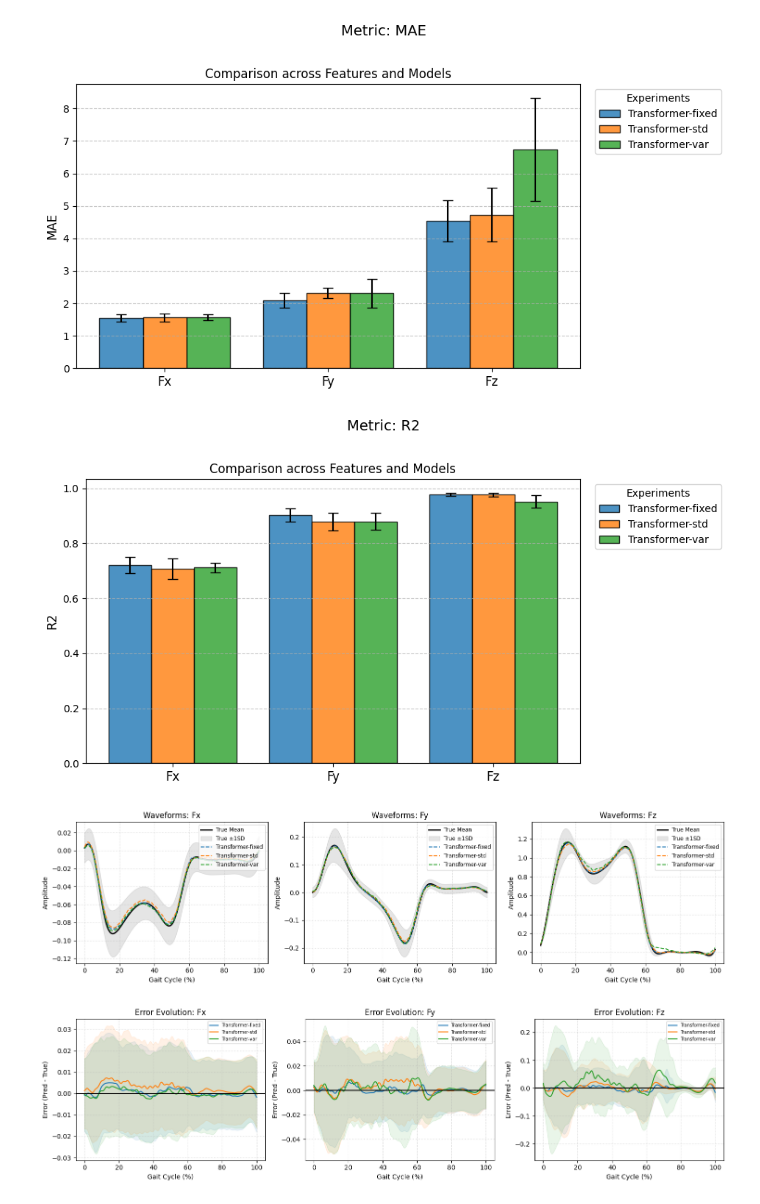
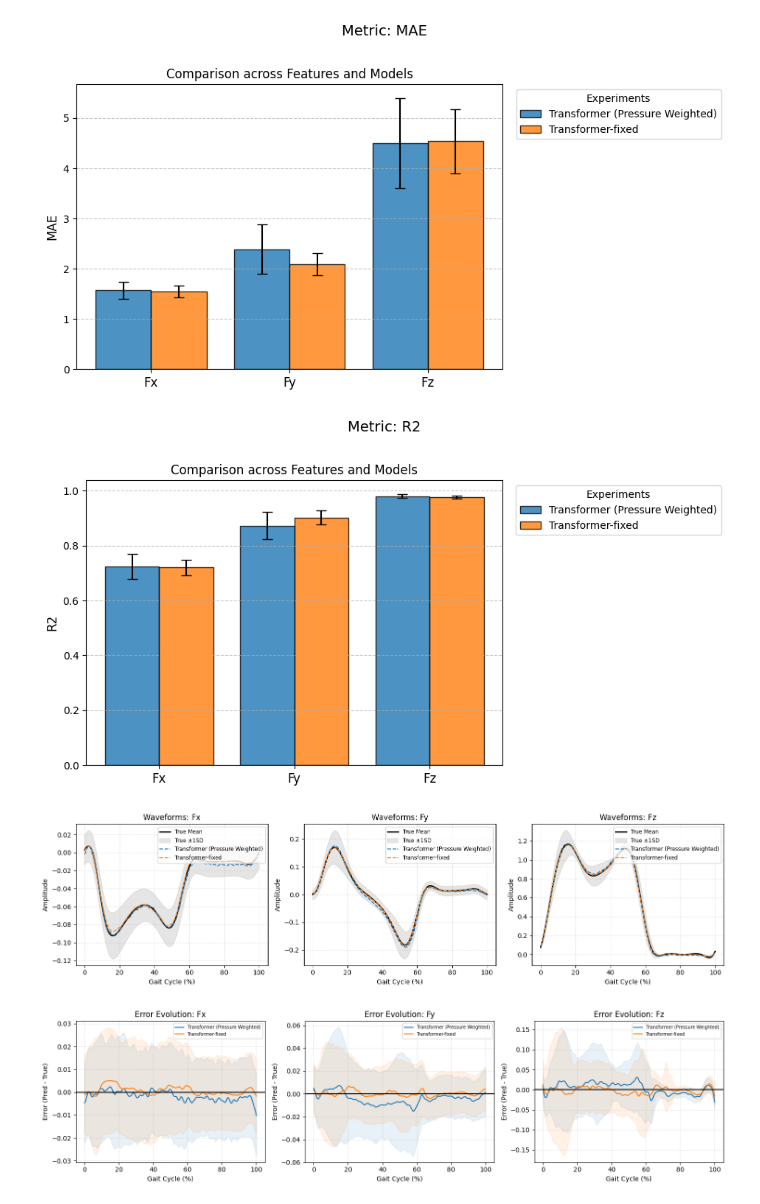
Before and after one commit to HideyukiNagashio/my-research-project, a Jupyter notebook: notebooks/compare_experiments.ipynb, the cells around one changed output. Drawn from its saved outputs; the diff is of its cells as text; code cells hidden in the pictures.

```diff
--- a/notebooks/compare_experiments.ipynb
+++ b/notebooks/compare_experiments.ipynb
@@ -316,10 +316,11 @@ experiments = {
     # "BiLSTM": "bilstm_grf_single_bilstm_20260421_040951",
     # "BiLSTM-Light": "bilstm_grf_single_light_bilstm_20260610_043359",
     # "Transformer": "transformer_grf_single_transformer_20260421_053321",
-    # "Transformer (Pressure Weighted)": "transformer_grf_pressure_single_weighted_transformer_20260421_074422",
+    "Transformer (Pressure Weighted)": "transformer_grf_pressure_single_weighted_transformer_20260421_074422",
     "Transformer-fixed": "transformer_grf_single_weighted_transformer_20260421_055208",
-    "Transformer-std":"transformer_grf_single_weighted_std_transformer_20260611_040709",
-    "Transformer-var":"transformer_grf_single_weighted_var_transformer_20260611_042543"
+    # "Transformer-std":"transformer_grf_single_weighted_std_transformer_20260611_040709",
+    # "Transformer-var":"transformer_grf_single_weighted_var_transformer_20260611_042543",
+    # "Transformer-standardized":"transformer_grf_single_standardized_transformer_20260611_071713"
 
 }
 
@@ -371,4 +368,4 @@ plot_error_time_series(data)
-[figure, old version]
+[figure, new version]
-[figure, old version]
+[figure, new version]
-[figure, old version]
+[figure, new version]
-[figure, old version]
+[figure, new version]
```
Also changed, not shown: parts of 1 cell of this notebook, 9 other files.
